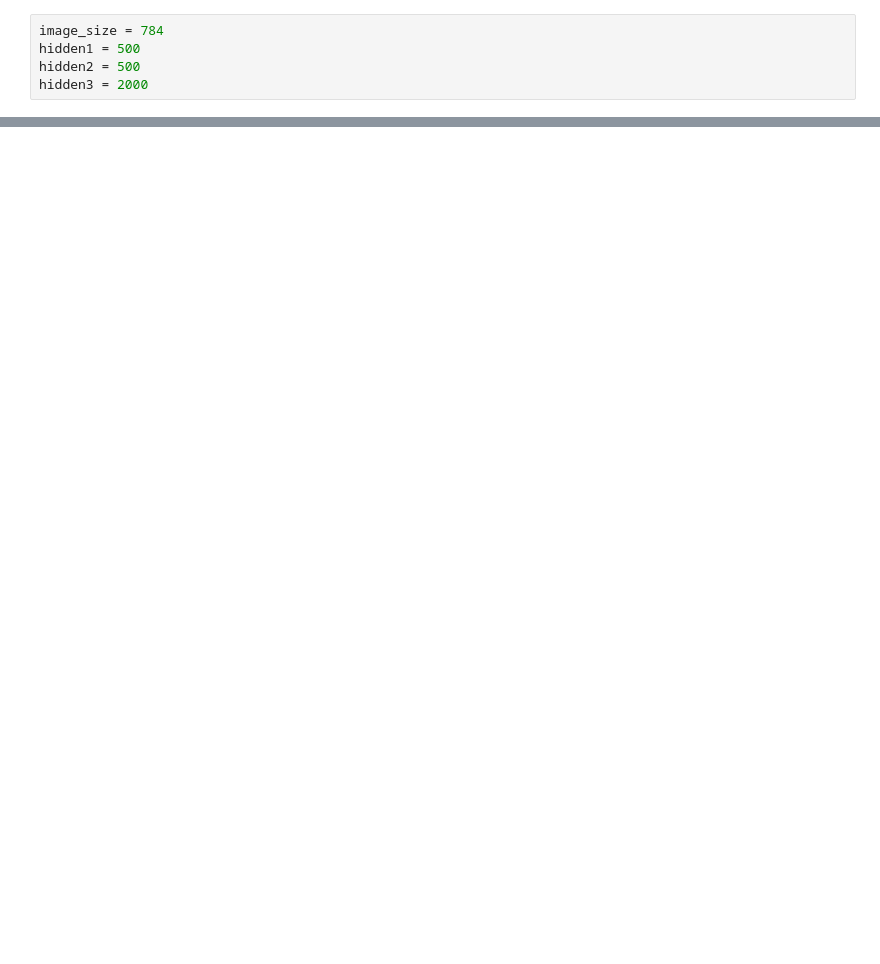
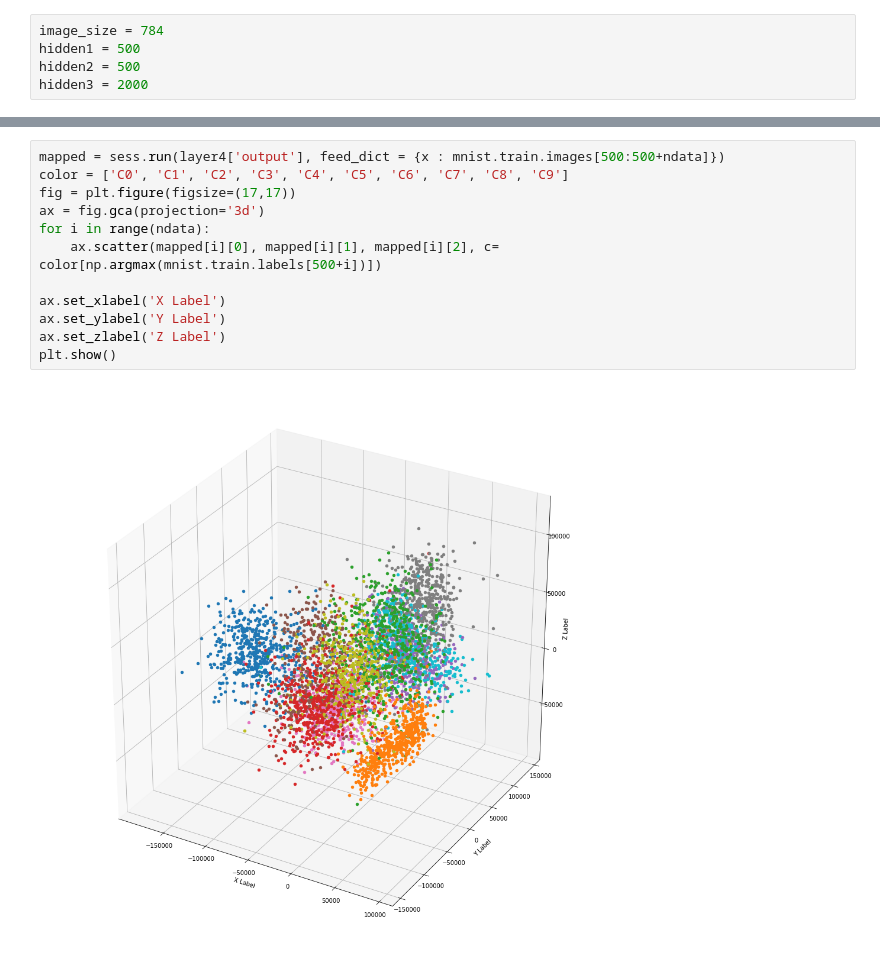
Before and after one commit to maestrojeong/t-SNE, a Jupyter notebook: t-SNE.ipynb, the cells around one changed output, grey strips where cells are left out. Cells and saved outputs as stored; diff of their text form; blank space fills up the shorter version.

```diff
--- a/t-SNE.ipynb
+++ b/t-SNE.ipynb
@@ -211,0 +238,14 @@ plt.show()
+# %%
+mapped = sess.run(layer4['output'], feed_dict = {x : mnist.train.images[500:500+ndata]})
+color = ['C0', 'C1', 'C2', 'C3', 'C4', 'C5', 'C6', 'C7', 'C8', 'C9']
+fig = plt.figure(figsize=(17,17))
+ax = fig.gca(projection='3d')
+for i in range(ndata):
+    ax.scatter(mapped[i][0], mapped[i][1], mapped[i][2], c= color[np.argmax(mnist.train.labels[500+i])])
+
+ax.set_xlabel('X Label')
+ax.set_ylabel('Y Label')
+ax.set_zlabel('Z Label')
+plt.show()
+# %% [output]
+[figure, added]
```
Also changed, not shown: parts of 14 cells of this notebook, 1 other file.
